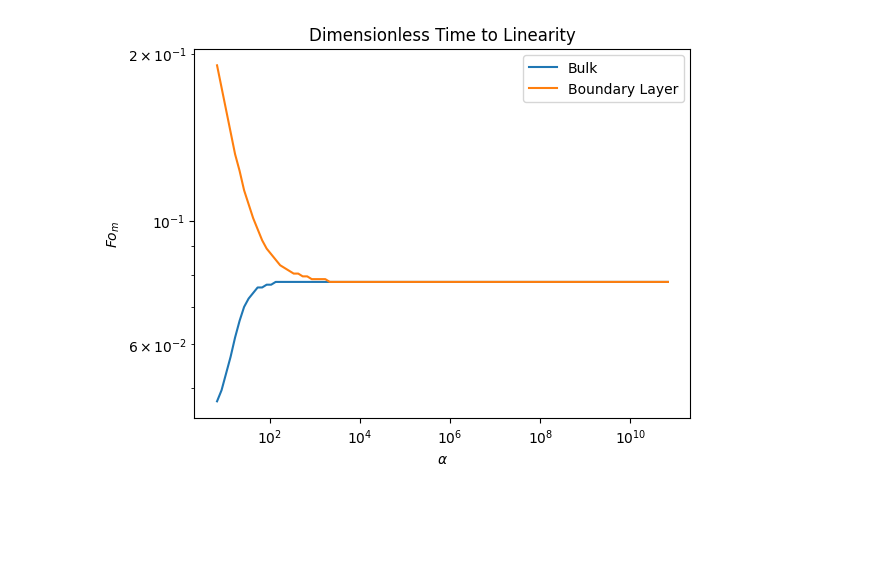
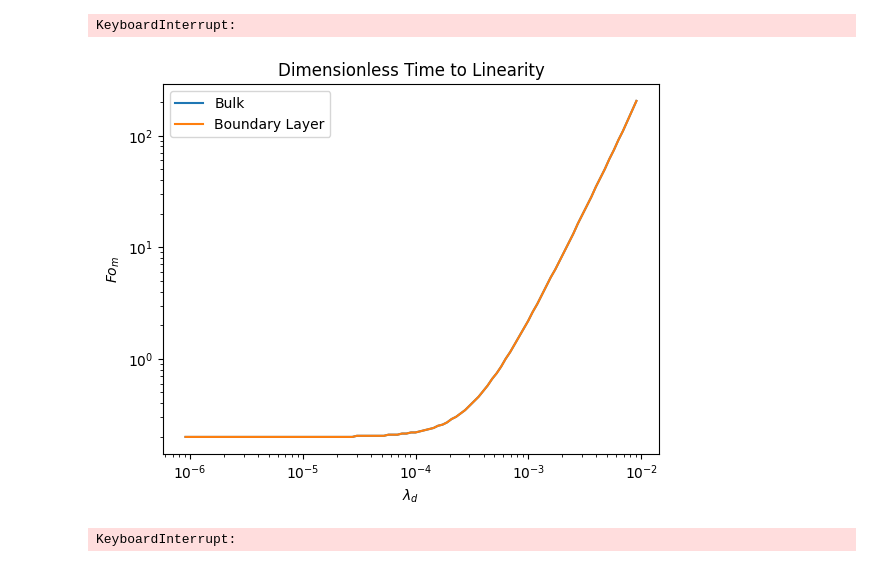
Before and after one commit to t-raymond/Chemotaxis, a Jupyter notebook: Diffusion.ipynb, the cells around one changed output. Cells and saved outputs as stored; diff of their text form; code cells hidden in the pictures; blank space fills up the shorter version.

Commit message:
Last one
Morris SA is somewhat working, but takes a while to run

```diff
--- a/Diffusion.ipynb
+++ b/Diffusion.ipynb
@@ -15,14 +13,64 @@ with open("config.toml", "rb") as f:
 
 locals().update(data)
 # %%
-# Calculate diffusivity, rate constants, and equilibrium constants from imported data
-D = Diffusivity(SystemParameters['Temperature'], Mixture['Buffer']['Dynamic_viscosity'], Mixture['Chemoattractant']['Radius'])
-k, k_Ads, Keq = [RateConstant(SystemParameters['Temperature'], **d) for d in list(RateConstants.values())]
+# Calculate diffusivity, kinetic constants, and adsorption site density from imported data
+D = Diffusivity(
+    ThermodynamicConditions['Temperature'],
+    Component['Buffer']['Dynamic_Viscosity'],
+    Component['Chemoattractant']['Radius'],
+    )
+
+k_Ads, K_eq = [RateConstant(ThermodynamicConditions['Temperature'], **d) for d in list(RateConstants.values())]
+
+Site_Density = AdsorptionSites(
+    Component['Chemoattractant']['Radius'],
+    Component['Nanofiber']['Radius'],
+    Component['Nanofiber']['Strand_Linear_Density']
+    )
 # %%
 # Nondimensionalize parameters
-alpha, beta = nondimensionalize(Geometry['Length'], D, k, k_Ads)
+lambda_d, lambda_h, k_A, k_eq, theta_S = nondimensionalize(
+    Geometry['Length'],
+    Geometry['Height'],
+    Geometry['Boundary_Layer_Thickness'],
+    D,
+    k_Ads,
+    K_eq,
+    Component['Chemoattractant']['Initial_Concentration'],
+    Site_Density
+    )
+# %%
+fig_B, fig_BL = Morris(
+    linearization,
+    [1E-2 * lambda_d, 1E2 * lambda_d],
+    [1E-2 * lambda_h, 1E2 * lambda_h],
+    [1E-2 * k_A, 1E2 * k_A],
+    [1E-2 * k_eq, 1E2 * k_eq],
+    [1E-2 * theta_S, 1E2 * theta_S],
+    )
+# %% [output]
+KeyboardInterrupt:
 # %%
-alpha_vals = np.logspace(np.log10(alpha) - 5, np.log10(alpha) + 5, 101)
-fig = Alpha(linearization, alpha_vals, beta, Keq, linearity = 0.95)
+lambda_d_vals = np.logspace(np.log10(lambda_d) - 2, np.log10(lambda_d) + 2, 101)
+fig = LAMBDA_D(
+    linearization,
+    lambda_d_vals,
+    lambda_h,
+    k_A,
+    k_eq,
+    theta_S,
+    linearity = 0.99)
 # %% [output]
-[figure, old version]
+[figure, new version]
+# %%
+lambda_h_vals = np.logspace(np.log10(lambda_h) - 2, np.log10(lambda_h) + 2, 101)
+fig = LAMBDA_H(
+    linearization,
+    lambda_h_vals,
+    lambda_d,
+    k_A,
+    k_eq,
+    theta_S,
+    linearity = 0.99)
+# %% [output]
+KeyboardInterrupt:
```
Also changed, not shown: parts of 4 cells of this notebook, 7 other files.
